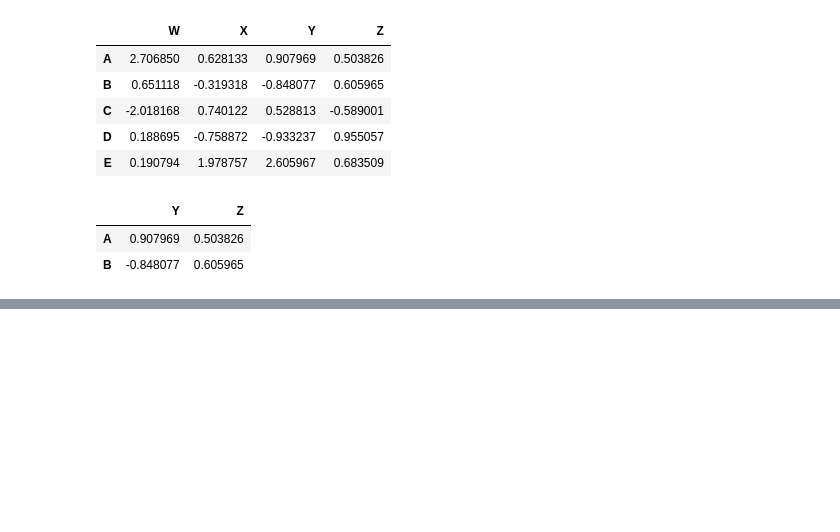
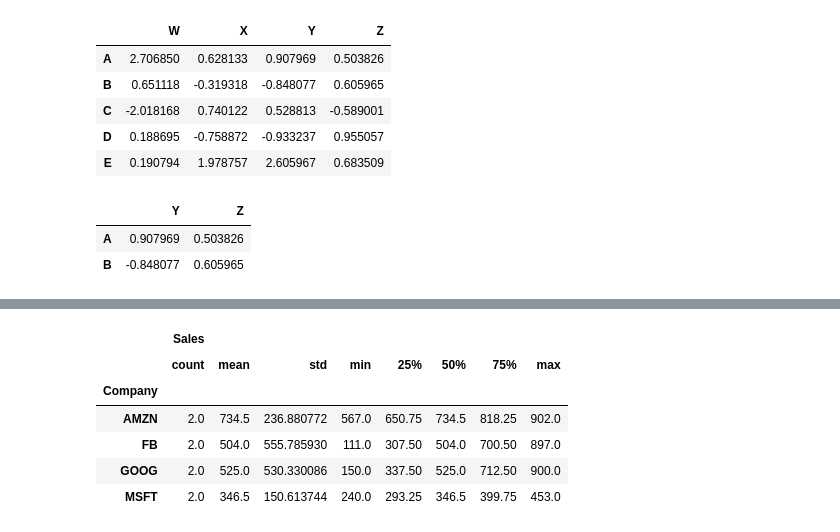
Before and after one commit to 130-SanaAsif/Data-Analysis, a Jupyter notebook: python basics and advanced/Pandas(Basic).ipynb, the cells around one changed output, grey strips where cells are left out. Drawn from its saved outputs; the diff is of its cells as text; code cells hidden in the pictures; blank space fills up the shorter version.

```diff
--- a/python basics and advanced/Pandas(Basic).ipynb
+++ b/python basics and advanced/Pandas(Basic).ipynb
@@ -206,0 +507,7 @@ df.loc[['A','B'], ['Y', 'Z']]
+# %%
+n = {'Company' : ['GOOG','MSFT','AMZN','GOOG','FB','MSFT','FB','AMZN'],
+    'Employee' : ['Sam','John','Sana','Peter','Smith','Sarah','Black','Jennie'],
+    'Sales' :  [150,240,567,900,111,453,897,902]}
+# %%
+p = pd.DataFrame(n)
+p
@@ -206,0 +593,10 @@ df.loc[['A','B'], ['Y', 'Z']]
+# %%
+p.groupby('Company').describe()
+# %% [output]
+|  | Sales |  |  |  |  |  |  |  |
+|  | count | mean | std | min | 25% | 50% | 75% | max |
+| Company |  |  |  |  |  |  |  |  |
+| AMZN | 2.0 | 734.5 | 236.880772 | 567.0 | 650.75 | 734.5 | 818.25 | 902.0 |
+| FB | 2.0 | 504.0 | 555.785930 | 111.0 | 307.50 | 504.0 | 700.50 | 897.0 |
+| GOOG | 2.0 | 525.0 | 530.330086 | 150.0 | 337.50 | 525.0 | 712.50 | 900.0 |
+| MSFT | 2.0 | 346.5 | 150.613744 | 240.0 | 293.25 | 346.5 | 399.75 | 453.0 |
```
Also changed, not shown: parts of 87 cells of this notebook, 4 other files.
